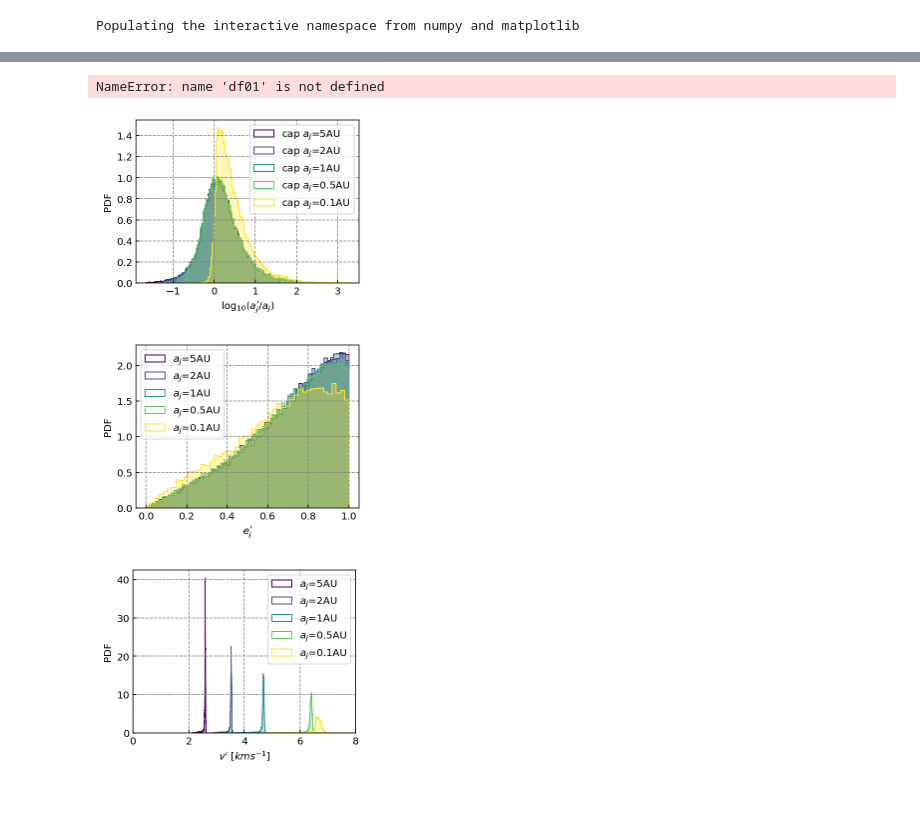
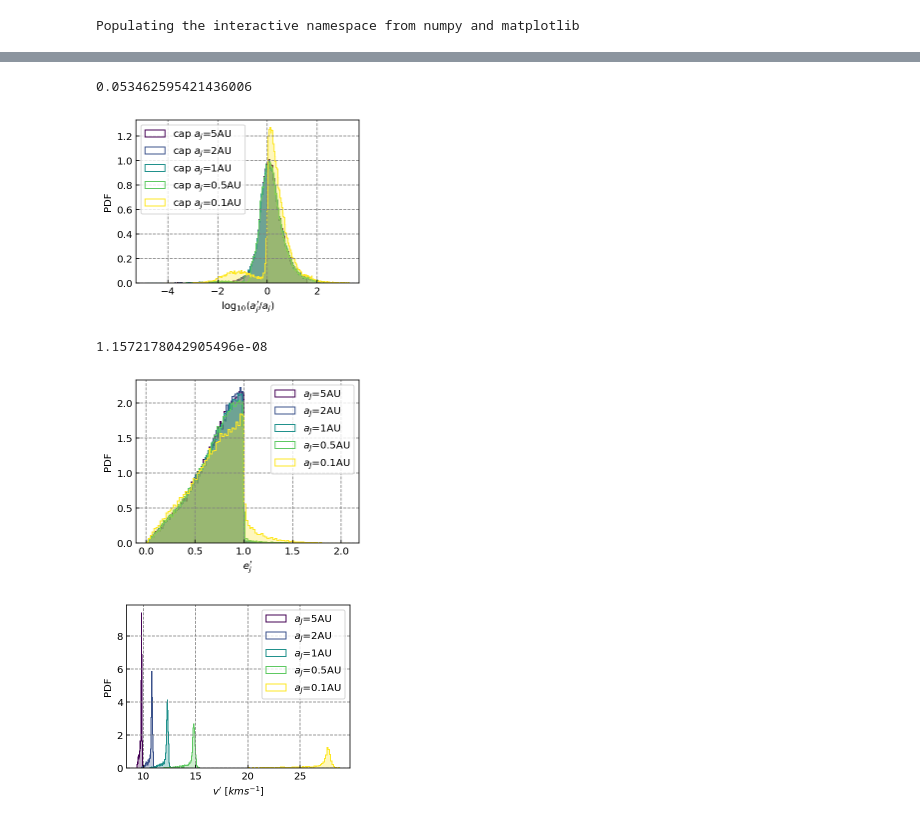
Before and after one commit to YihanWangAstro/planet-app, a Jupyter notebook: process/planet-app.ipynb, the cells around one changed output, grey strips where cells are left out. Drawn from its saved outputs; the diff is of its cells as text; code cells hidden in the pictures.

```diff
--- a/process/planet-app.ipynb
+++ b/process/planet-app.ipynb
@@ -47,3 +54,16 @@ G= 1
+# %%
+den = 100.
+vel = 10
+t_Hub = 3.1e7*14.e9
+
+AU = 1.49e13
+
+aj = 5.
+
+rate = 3306./3.1e18*AU/3.1e18*AU*t_Hub/3.1e18*den*vel**(-2.)*aj *  vel*1e5
+print(rate)
+# %% [output]
+0.053462595421436006
 # %%
 def load_orbit(data,orbit_name):
     name = ['m1', 'm2', 'p', 'e', 'i', 'Omega', 'omega', 'nv']
@@ -404,15 +424,15 @@ ss_idx = {'incident-orbit-s' : 40, 'incident-orbit-e':48, 'post-s':1, 'post-e':3
 ss_names = ['s','j', 's1']
 
 ss_pairs = [('s','j'), ('s','s1'), ('s1','j')]
-#df01 = pd.DataFrame(post_process(prefix+'0.1_0.1.txt', ss_idx, ss_names, ss_pairs))
+df01 = pd.DataFrame(post_process(prefix+'0.1_0.1.txt', ss_idx, ss_names, ss_pairs))
 
-#df05 = pd.DataFrame(post_process(prefix+'0.1_0.5.txt', ss_idx, ss_names, ss_pairs))
+df05 = pd.DataFrame(post_process(prefix+'0.1_0.5.txt', ss_idx, ss_names, ss_pairs))
 
-#df1 = pd.DataFrame(post_process(prefix+'0.1_1.0.txt', ss_idx, ss_names, ss_pairs))
+df1 = pd.DataFrame(post_process(prefix+'0.1_1.0.txt', ss_idx, ss_names, ss_pairs))
 
-#df2 = pd.DataFrame(post_process(prefix+'0.1_2.0.txt', ss_idx, ss_names, ss_pairs))
+df2 = pd.DataFrame(post_process(prefix+'0.1_2.0.txt', ss_idx, ss_names, ss_pairs))
 
-#df5 = pd.DataFrame(post_process(prefix+'0.1_5.0.txt', ss_idx, ss_names, ss_pairs))
+df5 = pd.DataFrame(post_process(prefix+'0.1_5.0.txt', ss_idx, ss_names, ss_pairs))
 
 
 #df01_3 = pd.DataFrame(post_process(prefix+'3.4_0.1.txt', ss_idx, ss_names, ss_pairs))
@@ -426,15 +446,15 @@ ss_pairs = [('s','j'), ('s','s1'), ('s1','j')]
 #df5_3 = pd.DataFrame(post_process(prefix+'3.4_5.0.txt', ss_idx, ss_names, ss_pairs))
 
 
-df01_30 = pd.DataFrame(post_process(prefix+'30.0_0.1.txt', ss_idx, ss_names, ss_pairs))
+#df01_30 = pd.DataFrame(post_process(prefix+'30.0_0.1.txt', ss_idx, ss_names, ss_pairs))
 
-df05_30 = pd.DataFrame(post_process(prefix+'30.0_0.5.txt', ss_idx, ss_names, ss_pairs))
+#df05_30 = pd.DataFrame(post_process(prefix+'30.0_0.5.txt', ss_idx, ss_names, ss_pairs))
 
-df1_30 = pd.DataFrame(post_process(prefix+'30.0_1.0.txt', ss_idx, ss_names, ss_pairs))
+#df1_30 = pd.DataFrame(post_process(prefix+'30.0_1.0.txt', ss_idx, ss_names, ss_pairs))
 
-df2_30 = pd.DataFrame(post_process(prefix+'30.0_2.0.txt', ss_idx, ss_names, ss_pairs))
+#df2_30 = pd.DataFrame(post_process(prefix+'30.0_2.0.txt', ss_idx, ss_names, ss_pairs))
 
-df5_30 = pd.DataFrame(post_process(prefix+'30.0_5.0.txt', ss_idx, ss_names, ss_pairs))
+#df5_30 = pd.DataFrame(post_process(prefix+'30.0_5.0.txt', ss_idx, ss_names, ss_pairs))
 # %%
 def show_obt_prop(df,name,a0):
     cap = df['planet outcome'] == 'stay_{s1,j}'
@@ -450,8 +470,6 @@ def show_obt_prop(df,name,a0):
     #savefig(plt,name)
 
 show_obt_prop(df01,'ss-prop-0.1',0.1)
-# %% [output]
-NameError: name 'df01' is not defined
 # %%
 def a_hist(dfs,a0s):
     colors = cm.viridis(np.linspace(0,1,len(dfs)))
@@ -465,46 +483,60 @@ def a_hist(dfs,a0s):
         #plt.hist(np.log10(a_c[cap]/a0),bins='auto',histtype='step',density=True,color=color,label='stay $a_J$='+str(a0)+'AU')
         #plt.hist(np.log10(a_c[cap]/a0),bins='auto',histtype='stepfilled',density=True,alpha=0.3,color=color,label='$a_J$='+str(a0)+'AU')
 
-        cap = df['planet outcome'] == 'stay_{s1,j}'
+        coll = df['planet outcome'] == 'coll_{s1,j}'
+        cap = (df['planet outcome'] == 'stay_{s1,j}')
         a_c = df['a_{s1,j}']
         e_c = df['e_{s1,j}']
         cap = cap & (a_c[cap] < 200)
+        cap = cap | coll
 
         plt.hist(np.log10(a_c[cap]/a0),bins='auto',histtype='step',density=True,color=color,label='cap $a_J$='+str(a0)+'AU',ls='-')
         plt.hist(np.log10(a_c[cap]/a0),bins='auto',histtype='stepfilled',density=True,color=color,alpha=0.3)
 
-        plt.legend()
+        plt.legend(loc=2)
         plt.xlabel('$\log_{10}(a_J^\prime/a_J)$')
+        #plt.xlabel('$\log_{10}(p/AU)$')
         plt.ylabel('PDF')
         plt.grid(True)
-        savefig(plt,'post-a')
+        savefig(plt,'coll+capture_a')
+        #savefig(plt,'ueq-post-a')
 
 a_hist([df5, df2, df1, df05, df01],[5, 2,1,0.5,0.1])
 # %% [output]
-[figure, old version]
+[figure, new version]
+# %%
+def cross(mj, ms, a_s, v):
+    return 3306*mj*ms*a_s/v**2 *AU**2/PC**2
+
+cross(1e-3, 0.1, 5, 0.1*KMS)*0.1*KMS*1
+# %% [output]
+1.1572178042905496e-08
 # %%
 def e_hist(dfs,a0s):
     colors = cm.viridis(np.linspace(0,1,len(dfs)))
     fig=plt.figure(figsize=(4,3))
     for df, a0,color in zip(dfs,a0s,colors):
+
+        coll = df['planet outcome'] == 'coll_{s1,j}'
         cap = df['planet outcome'] == 'stay_{s1,j}'
         a_c = df['a_{s1,j}']
         e_c = df['e_{s1,j}']
         cap = cap & (a_c[cap] < 200)
+        cap = cap | coll
 
         plt.hist((e_c[cap]),bins='auto',histtype='step',density=True,color=color,label='$a_J$='+str(a0)+'AU')
         plt.hist((e_c[cap]),bins='auto',histtype='stepfilled',density=True,alpha=0.3,color=color)
-        plt.legend(loc=2)
+        plt.legend(loc=0)
         plt.xlabel('$e_J^\prime$')
         plt.ylabel('PDF')
     plt.grid(True)
-    savefig(plt,'post-e')
+    savefig(plt,'coll+caputure_e')
 
 e_hist([df5, df2, df1, df05, df01],[5, 2,1,0.5,0.1])
 # %% [output]
-[figure, old version]
+[figure, new version]
 # %%
-def v_hist(dfs,a0s):
+def v_hist(dfs,a0s,v0):
     colors = cm.viridis(np.linspace(0,1,len(dfs)))
     fig=plt.figure(figsize=(4,3))
 
@@ -537,11 +569,11 @@ def v_hist(dfs,a0s):
         plt.legend(loc=0)
         plt.xlabel('$v^\prime$ [$kms^{-1}$]')
         plt.ylabel('PDF')
-        plt.xlim([0,8])
+        #plt.xlim([0,12])
     plt.grid(True)
-    savefig(plt,'34post-v')
+    savefig(plt,'ueqpost-v')
 
-v_hist([df5_3, df2_3, df1_3, df05_3, df01_3],[5, 2,1,0.5,0.1])
+v_hist([df5, df2, df1, df05, df01], [5, 2,1,0.5,0.1], 0.1*KMS)
 # %% [output]
-[figure, old version]
+[figure, new version]
 # %%
```
Also changed, not shown: parts of 9 cells of this notebook, 1 other file.
